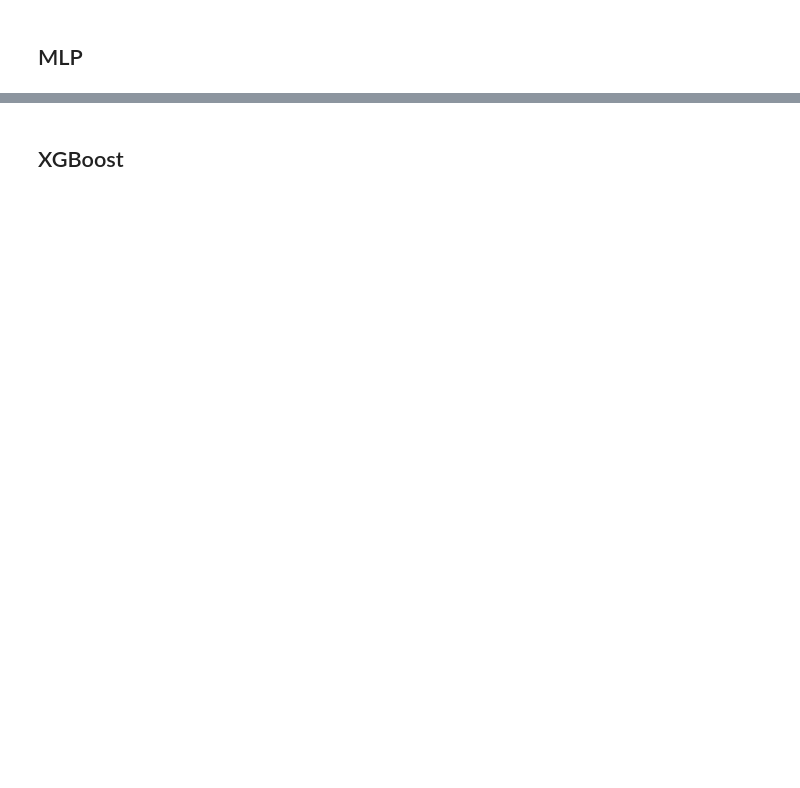
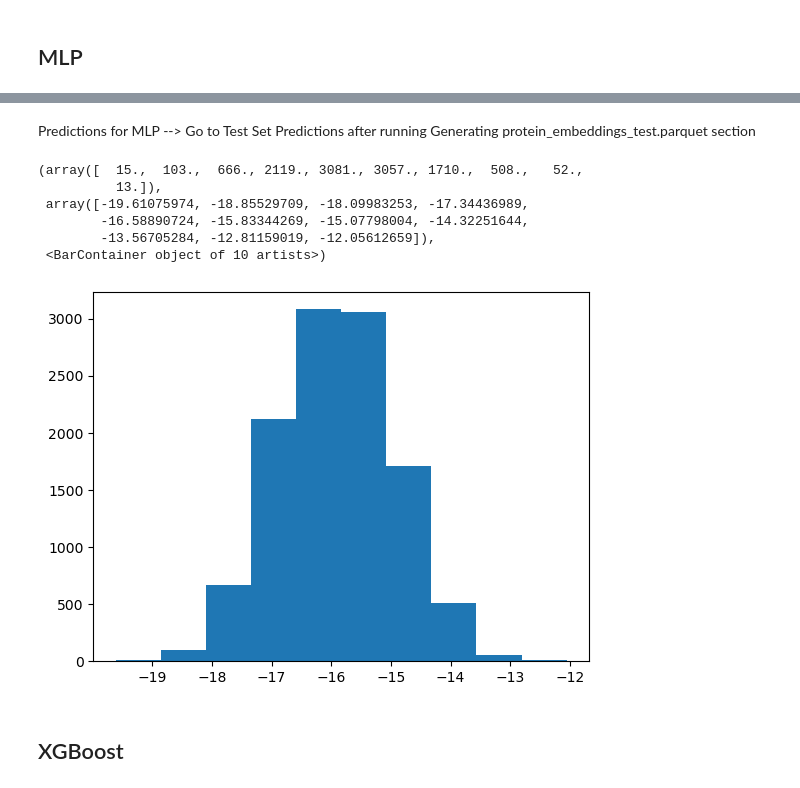
Before and after one commit to radroof22/cse-7850-combio-hackathon, a Jupyter notebook: exp.ipynb, the cells around one changed output, grey strips where cells are left out. Drawn from its saved outputs; the diff is of its cells as text; code cells hidden in the pictures; blank space fills up the shorter version.

Commit message:
MLP Modification/Prediction

```diff
--- a/exp.ipynb
+++ b/exp.ipynb
@@ -115,10 +114,10 @@ class MLPRegressor(nn.Module):
 # Initialize model, loss function, and optimizer
 model = MLPRegressor(input_dim=X.shape[1]).to(device)
 criterion = nn.MSELoss()
-optimizer = optim.Adam(model.parameters(), lr=0.001)
+optimizer = optim.Adam(model.parameters(), lr=0.00005)
 
 # Training loop
-epochs = 2000
+epochs = 40000
 for epoch in range(epochs):
     model.train()
     optimizer.zero_grad()
@@ -147,3 +253,20 @@ MLP Spearman Correlation: 0.2390
+# %% [markdown]
+Predictions for MLP --> Go to Test Set Predictions after running Generating protein_embeddings_test.parquet section
+# %%
+# Rohan's Version
+%matplotlib inline
+import matplotlib.pyplot as plt
+pred = model(X_unlabeled)
+pred = pred.detach().cpu().numpy()
+plt.hist(pred)
+# %% [output]
+(array([  15.,  103.,  666., 2119., 3081., 3057., 1710.,  508.,   52.,
+          13.]),
+ array([-19.61075974, -18.85529709, -18.09983253, -17.34436989,
+        -16.58890724, -15.83344269, -15.07798004, -14.32251644,
+        -13.56705284, -12.81159019, -12.05612659]),
+ <BarContainer object of 10 artists>)
+[figure, added]
 # %% [markdown]
 ## XGBoost
 # %%
```
Also changed, not shown: parts of 20 cells of this notebook, 5 other files.
